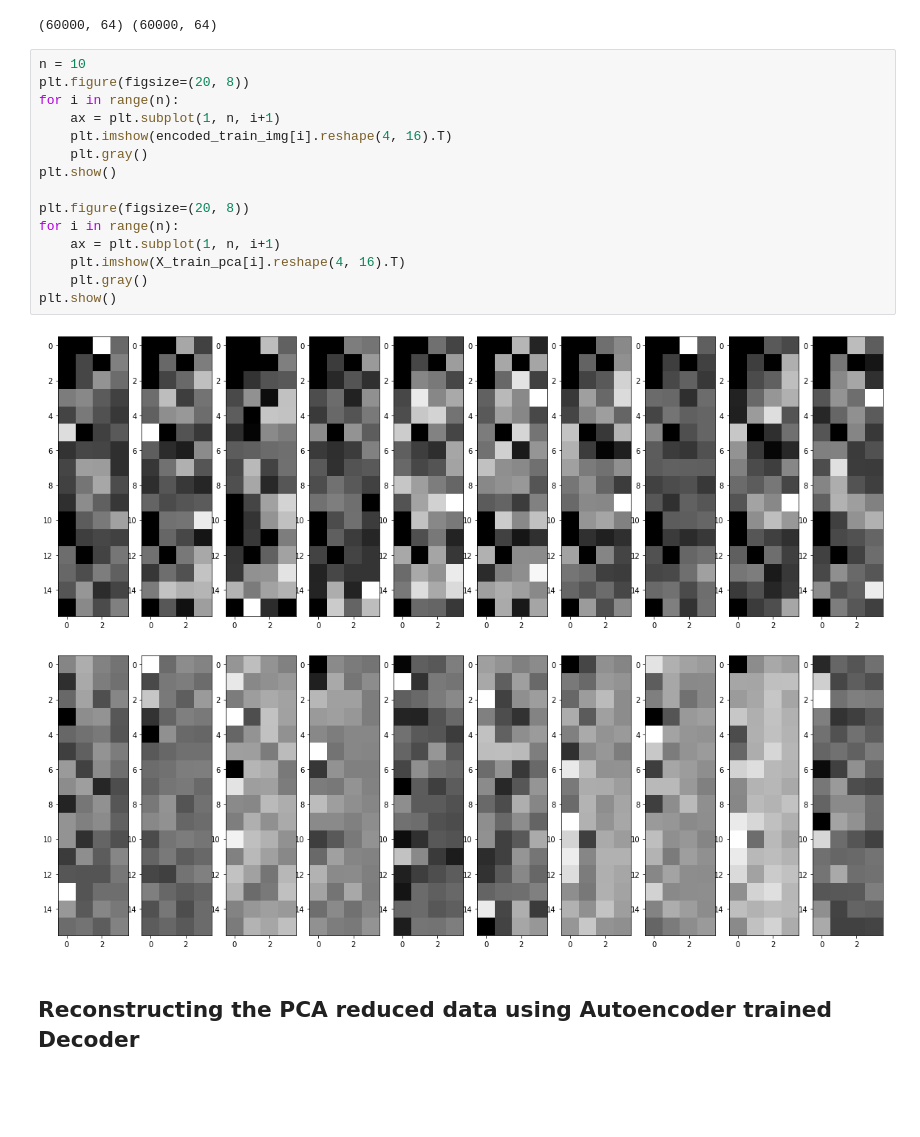
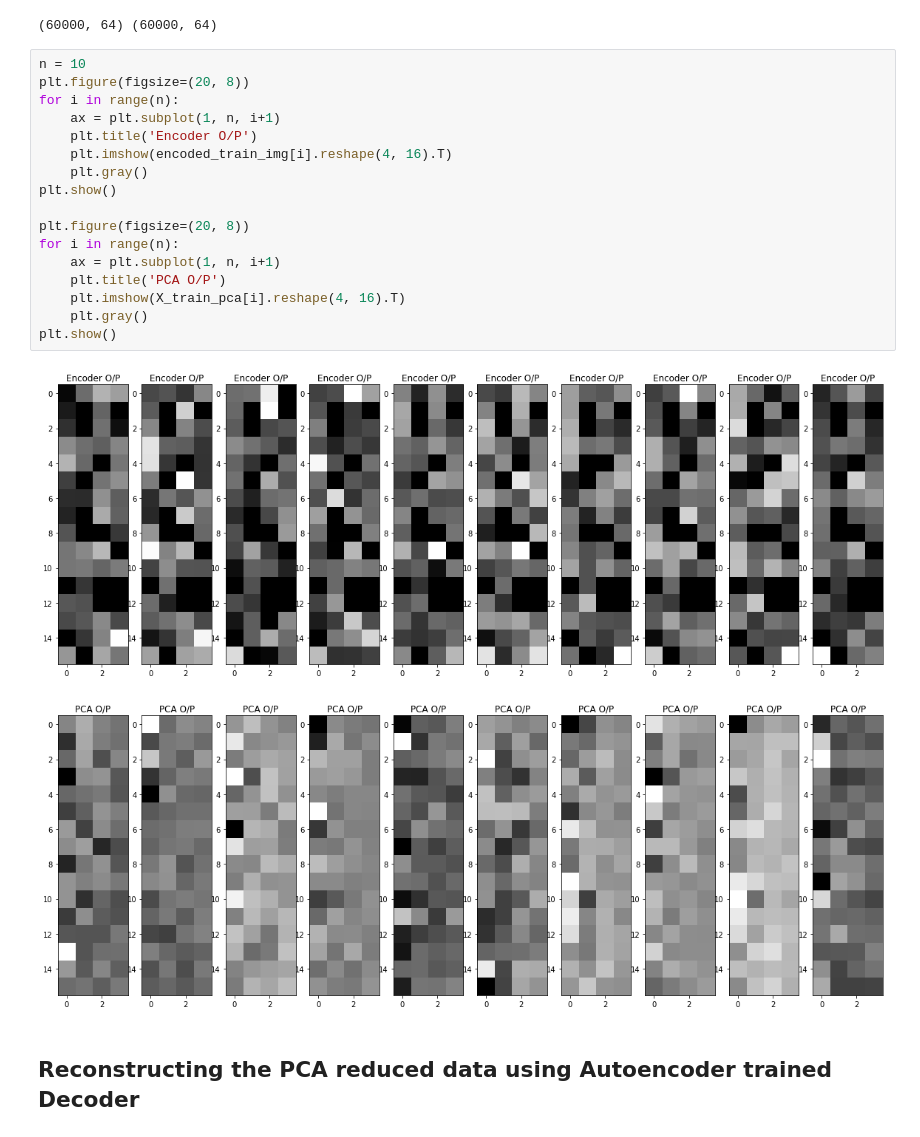
Before and after one commit to Vaibhav11002/MTech-Thesis-IITH, a Jupyter notebook: Autoencoders/AUTOENCODERS.ipynb, the cells around one changed output. Drawn from its saved outputs; the diff is of its cells as text; blank space fills up the shorter version.

```diff
--- a/Autoencoders/AUTOENCODERS.ipynb
+++ b/Autoencoders/AUTOENCODERS.ipynb
@@ -547,21 +547,23 @@ print(encoded_train_img.shape, X_train_pca.shape)
 # %%
 n = 10
 plt.figure(figsize=(20, 8))
 for i in range(n):
     ax = plt.subplot(1, n, i+1)
+    plt.title('Encoder O/P')
     plt.imshow(encoded_train_img[i].reshape(4, 16).T)
     plt.gray()
 plt.show()
 
 plt.figure(figsize=(20, 8))
 for i in range(n):
     ax = plt.subplot(1, n, i+1)
+    plt.title('PCA O/P')
     plt.imshow(X_train_pca[i].reshape(4, 16).T)
     plt.gray()
 plt.show()
 # %% [output]
-[figure, old version]
+[figure, new version]
-[figure, old version]
+[figure, new version]
 # %% [markdown]
 ## Reconstructing the PCA reduced data using Autoencoder trained Decoder
 # %% [markdown]
```
Also changed, not shown: parts of 20 cells of this notebook, 3 other files.
